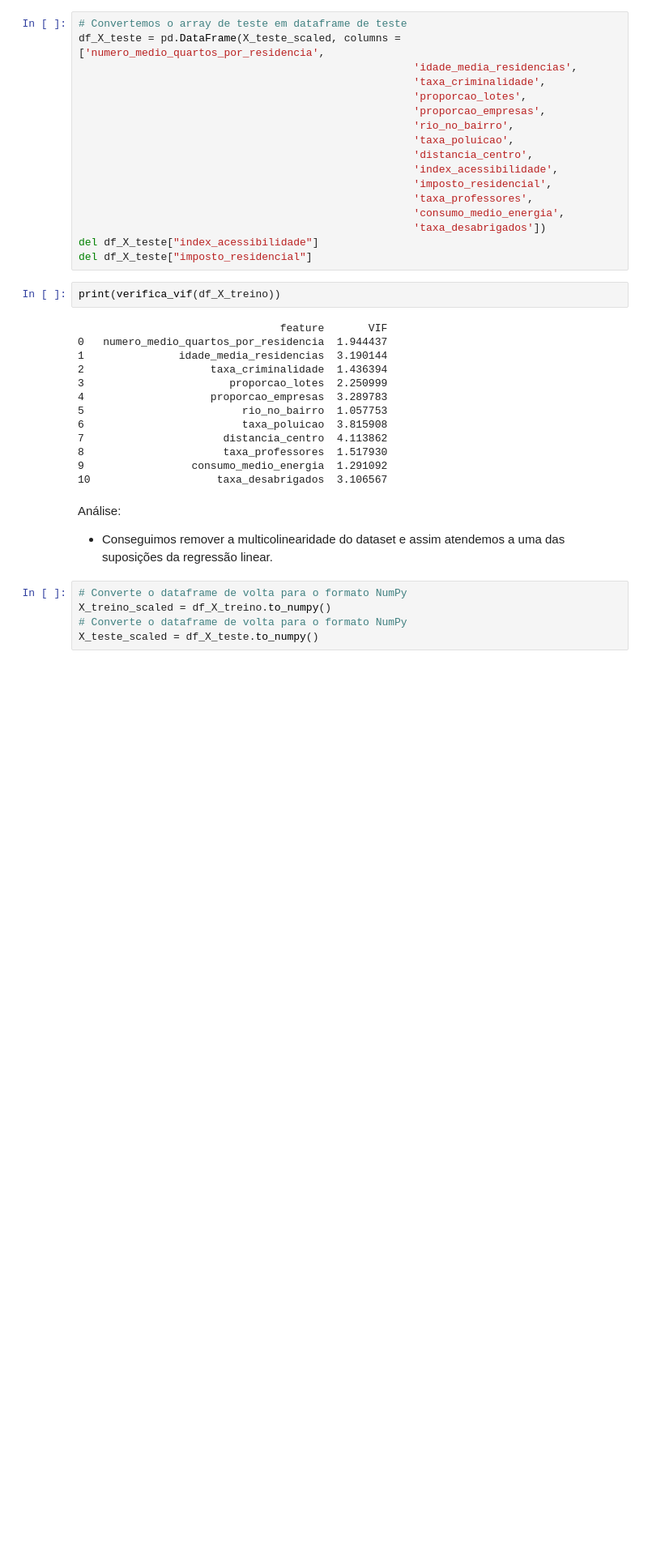
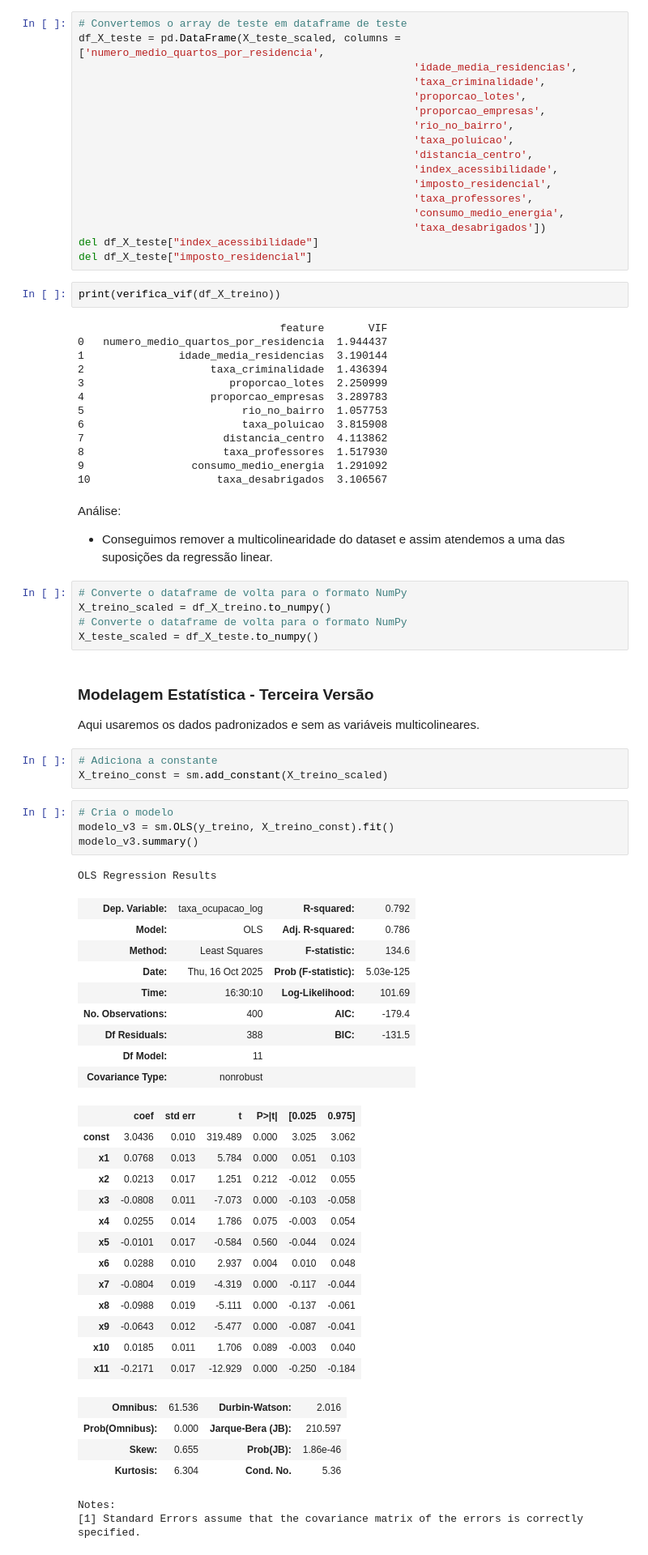
Before and after one commit to prisciladalepiane/machine-learning, a Jupyter notebook: 02-mat-est-aplicada/07-ocupacao-imoveis.ipynb, the cells around one changed output. Shown at 81% size. Saved outputs shown, nothing was run; the diff lists cells and outputs as text; blank space fills up the shorter version.

Commit message:
Versão 3, 4 e 5 do modelo

```diff
--- a/02-mat-est-aplicada/07-ocupacao-imoveis.ipynb
+++ b/02-mat-est-aplicada/07-ocupacao-imoveis.ipynb
@@ -598,3 +598,44 @@ Análise:
 X_treino_scaled = df_X_treino.to_numpy()
 # Converte o dataframe de volta para o formato NumPy
 X_teste_scaled = df_X_teste.to_numpy()
+# %% [markdown]
+### Modelagem Estatística - Terceira Versão
+
+Aqui usaremos os dados padronizados e sem as variáveis multicolineares.
+# %%
+# Adiciona a constante
+X_treino_const = sm.add_constant(X_treino_scaled)
+# %%
+# Cria o modelo
+modelo_v3 = sm.OLS(y_treino, X_treino_const).fit()
+modelo_v3.summary()
+# %% [output]
+OLS Regression Results
+| Dep. Variable: | taxa_ocupacao_log | R-squared: | 0.792 |
+| Model: | OLS | Adj. R-squared: | 0.786 |
+| Method: | Least Squares | F-statistic: | 134.6 |
+| Date: | Thu, 16 Oct 2025 | Prob (F-statistic): | 5.03e-125 |
+| Time: | 16:30:10 | Log-Likelihood: | 101.69 |
+| No. Observations: | 400 | AIC: | -179.4 |
+| Df Residuals: | 388 | BIC: | -131.5 |
+| Df Model: | 11 |  |  |
+| Covariance Type: | nonrobust |  |  |
+|  | coef | std err | t | P>|t| | [0.025 | 0.975] |
+| const | 3.0436 | 0.010 | 319.489 | 0.000 | 3.025 | 3.062 |
+| x1 | 0.0768 | 0.013 | 5.784 | 0.000 | 0.051 | 0.103 |
+| x2 | 0.0213 | 0.017 | 1.251 | 0.212 | -0.012 | 0.055 |
+| x3 | -0.0808 | 0.011 | -7.073 | 0.000 | -0.103 | -0.058 |
+| x4 | 0.0255 | 0.014 | 1.786 | 0.075 | -0.003 | 0.054 |
+| x5 | -0.0101 | 0.017 | -0.584 | 0.560 | -0.044 | 0.024 |
+| x6 | 0.0288 | 0.010 | 2.937 | 0.004 | 0.010 | 0.048 |
+| x7 | -0.0804 | 0.019 | -4.319 | 0.000 | -0.117 | -0.044 |
+| x8 | -0.0988 | 0.019 | -5.111 | 0.000 | -0.137 | -0.061 |
+| x9 | -0.0643 | 0.012 | -5.477 | 0.000 | -0.087 | -0.041 |
+| x10 | 0.0185 | 0.011 | 1.706 | 0.089 | -0.003 | 0.040 |
+| x11 | -0.2171 | 0.017 | -12.929 | 0.000 | -0.250 | -0.184 |
+| Omnibus: | 61.536 | Durbin-Watson: | 2.016 |
+| Prob(Omnibus): | 0.000 | Jarque-Bera (JB): | 210.597 |
+| Skew: | 0.655 | Prob(JB): | 1.86e-46 |
+| Kurtosis: | 6.304 | Cond. No. | 5.36 |
+Notes:
+[1] Standard Errors assume that the covariance matrix of the errors is correctly specified.
```
Also changed, not shown: parts of 11 cells of this notebook.
